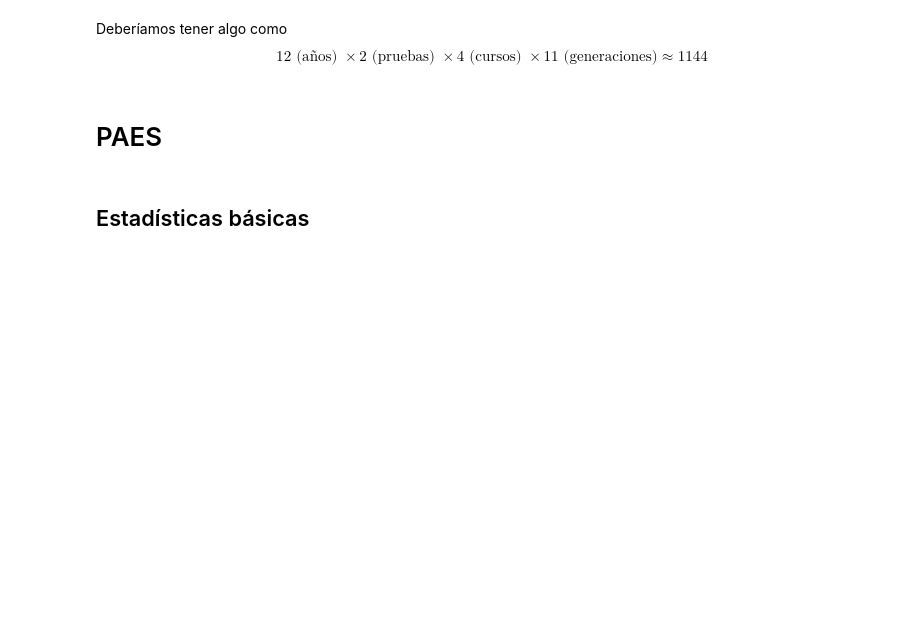
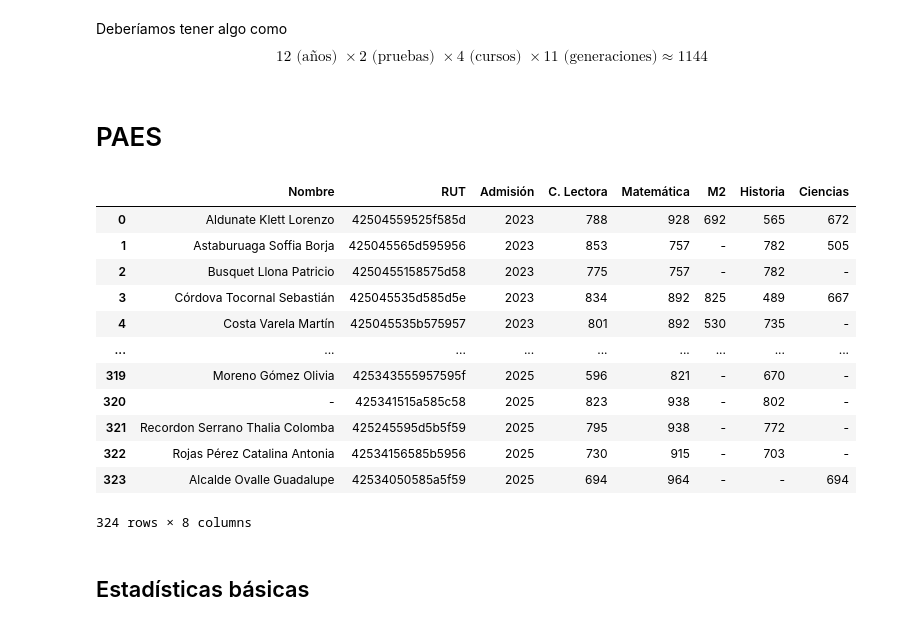
Before and after one commit to FranCaprile/sistema_paes_enterprise, a Jupyter notebook: experiments/analisis_datos.ipynb, the cells around one changed output. Drawn from its saved outputs; the diff is of its cells as text; code cells hidden in the pictures; blank space fills up the shorter version.

```diff
--- a/experiments/analisis_datos.ipynb
+++ b/experiments/analisis_datos.ipynb
@@ -329,8 +331,22 @@ import seaborn as sns
 import numpy as np
 # %%
 # cargamos datos de PAES 2023 y 2024
-df_paes = pd.read_excel('../Datos/paes_encrypted.xlsx', skiprows=1)
+df_paes = pd.read_excel('../data/processed/paes_encrypted.xlsx', skiprows=1)
 df_paes
+# %% [output]
+|  | Nombre | RUT | Admisión | C. Lectora | Matemática | M2 | Historia | Ciencias |
+| 0 | Aldunate Klett Lorenzo | 42504559525f585d | 2023 | 788 | 928 | 692 | 565 | 672 |
+| 1 | Astaburuaga Soffia Borja | 425045565d595956 | 2023 | 853 | 757 | - | 782 | 505 |
+| 2 | Busquet Llona Patricio | 4250455158575d58 | 2023 | 775 | 757 | - | 782 | - |
+| 3 | Córdova Tocornal Sebastián | 425045535d585d5e | 2023 | 834 | 892 | 825 | 489 | 667 |
+| 4 | Costa Varela Martín | 425045535b575957 | 2023 | 801 | 892 | 530 | 735 | - |
+| ... | ... | ... | ... | ... | ... | ... | ... | ... |
+| 319 | Moreno Gómez Olivia | 425343555957595f | 2025 | 596 | 821 | - | 670 | - |
+| 320 | - | 425341515a585c58 | 2025 | 823 | 938 | - | 802 | - |
+| 321 | Recordon Serrano Thalia Colomba | 425245595d5b5f59 | 2025 | 795 | 938 | - | 772 | - |
+| 322 | Rojas Pérez Catalina Antonia | 42534156585b5956 | 2025 | 730 | 915 | - | 703 | - |
+| 323 | Alcalde Ovalle Guadalupe | 42534050585a5f59 | 2025 | 694 | 964 | - | - | 694 |
+324 rows × 8 columns
 # %% [markdown]
 ## Estadísticas básicas
 # %%
```
Also changed, not shown: parts of 1 cell of this notebook, 17 other files.
